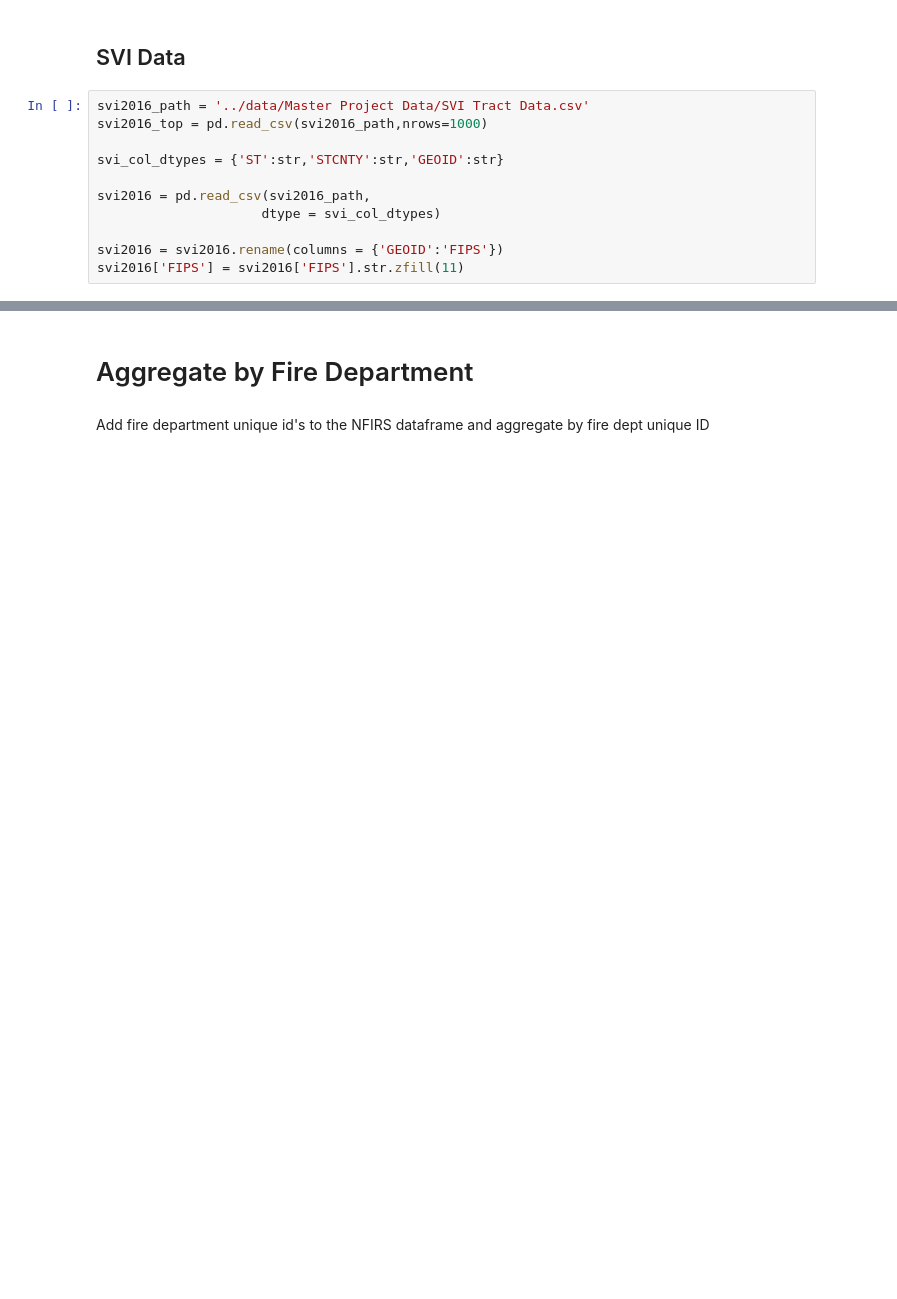
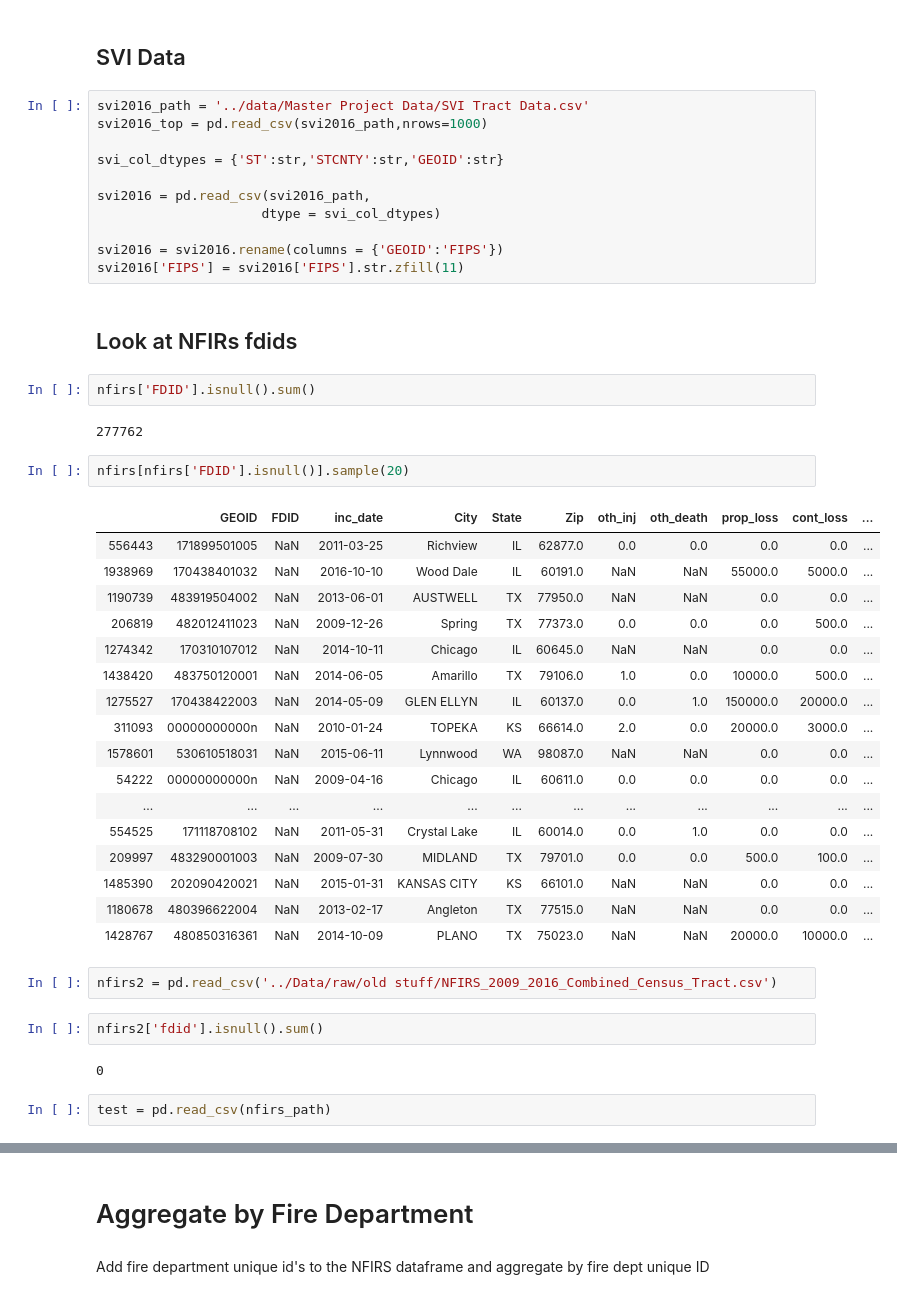
Before and after one commit to DataKind-DC/rcp2, a Jupyter notebook: notebooks/thw_1.1_fire_station_EDA.ipynb, the cells around one changed output, grey strips where cells are left out. Cells and saved outputs as stored; diff of their text form; blank space fills up the shorter version.

```diff
--- a/notebooks/thw_1.1_fire_station_EDA.ipynb
+++ b/notebooks/thw_1.1_fire_station_EDA.ipynb
@@ -81,3 +83,37 @@ svi2016 = pd.read_csv(svi2016_path,
 
 svi2016 = svi2016.rename(columns = {'GEOID':'FIPS'})
 svi2016['FIPS'] = svi2016['FIPS'].str.zfill(11)
+# %% [markdown]
+## Look at NFIRs fdids
+# %%
+nfirs['FDID'].isnull().sum()
+# %% [output]
+277762
+# %%
+nfirs[nfirs['FDID'].isnull()].sample(20)
+# %% [output]
+|  | GEOID | FDID | inc_date | City | State | Zip | oth_inj | oth_death | prop_loss | cont_loss | ... |
+| 556443 | 171899501005 | NaN | 2011-03-25 | Richview | IL | 62877.0 | 0.0 | 0.0 | 0.0 | 0.0 | ... |
+| 1938969 | 170438401032 | NaN | 2016-10-10 | Wood Dale | IL | 60191.0 | NaN | NaN | 55000.0 | 5000.0 | ... |
+| 1190739 | 483919504002 | NaN | 2013-06-01 | AUSTWELL | TX | 77950.0 | NaN | NaN | 0.0 | 0.0 | ... |
+| 206819 | 482012411023 | NaN | 2009-12-26 | Spring | TX | 77373.0 | 0.0 | 0.0 | 0.0 | 500.0 | ... |
+| 1274342 | 170310107012 | NaN | 2014-10-11 | Chicago | IL | 60645.0 | NaN | NaN | 0.0 | 0.0 | ... |
+| 1438420 | 483750120001 | NaN | 2014-06-05 | Amarillo | TX | 79106.0 | 1.0 | 0.0 | 10000.0 | 500.0 | ... |
+| 1275527 | 170438422003 | NaN | 2014-05-09 | GLEN ELLYN | IL | 60137.0 | 0.0 | 1.0 | 150000.0 | 20000.0 | ... |
+| 311093 | 00000000000n | NaN | 2010-01-24 | TOPEKA | KS | 66614.0 | 2.0 | 0.0 | 20000.0 | 3000.0 | ... |
+| 1578601 | 530610518031 | NaN | 2015-06-11 | Lynnwood | WA | 98087.0 | NaN | NaN | 0.0 | 0.0 | ... |
+| 54222 | 00000000000n | NaN | 2009-04-16 | Chicago | IL | 60611.0 | 0.0 | 0.0 | 0.0 | 0.0 | ... |
+| ... | ... | ... | ... | ... | ... | ... | ... | ... | ... | ... | ... |
+| 554525 | 171118708102 | NaN | 2011-05-31 | Crystal Lake | IL | 60014.0 | 0.0 | 1.0 | 0.0 | 0.0 | ... |
+| 209997 | 483290001003 | NaN | 2009-07-30 | MIDLAND | TX | 79701.0 | 0.0 | 0.0 | 500.0 | 100.0 | ... |
+| 1485390 | 202090420021 | NaN | 2015-01-31 | KANSAS CITY | KS | 66101.0 | NaN | NaN | 0.0 | 0.0 | ... |
+| 1180678 | 480396622004 | NaN | 2013-02-17 | Angleton | TX | 77515.0 | NaN | NaN | 0.0 | 0.0 | ... |
+| 1428767 | 480850316361 | NaN | 2014-10-09 | PLANO | TX | 75023.0 | NaN | NaN | 20000.0 | 10000.0 | ... |
+# %%
+nfirs2 = pd.read_csv('../Data/raw/old stuff/NFIRS_2009_2016_Combined_Census_Tract.csv')
+# %%
+nfirs2['fdid'].isnull().sum()
+# %% [output]
+0
+# %%
+test = pd.read_csv(nfirs_path)
```
Also changed, not shown: parts of 9 cells of this notebook.
